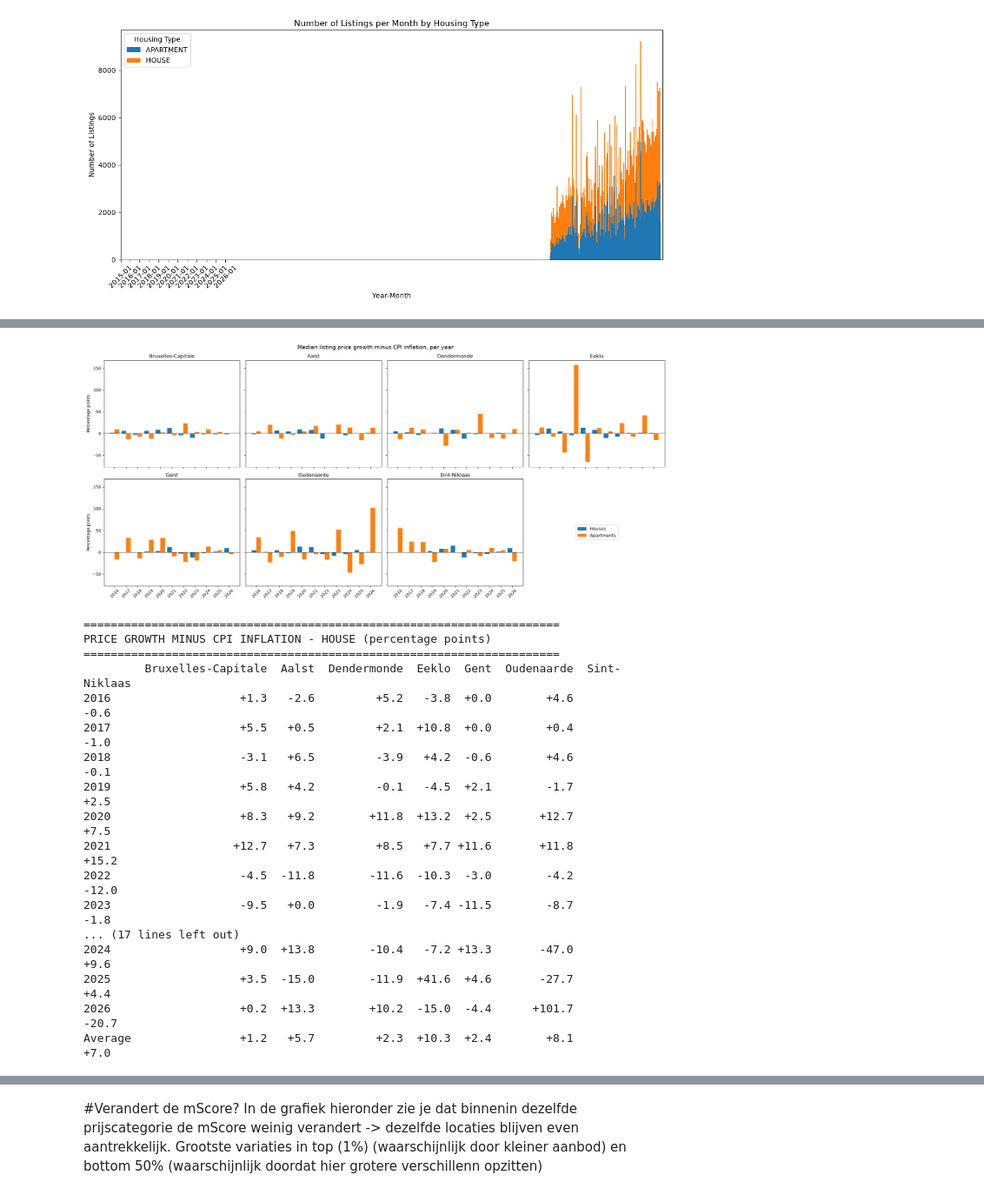
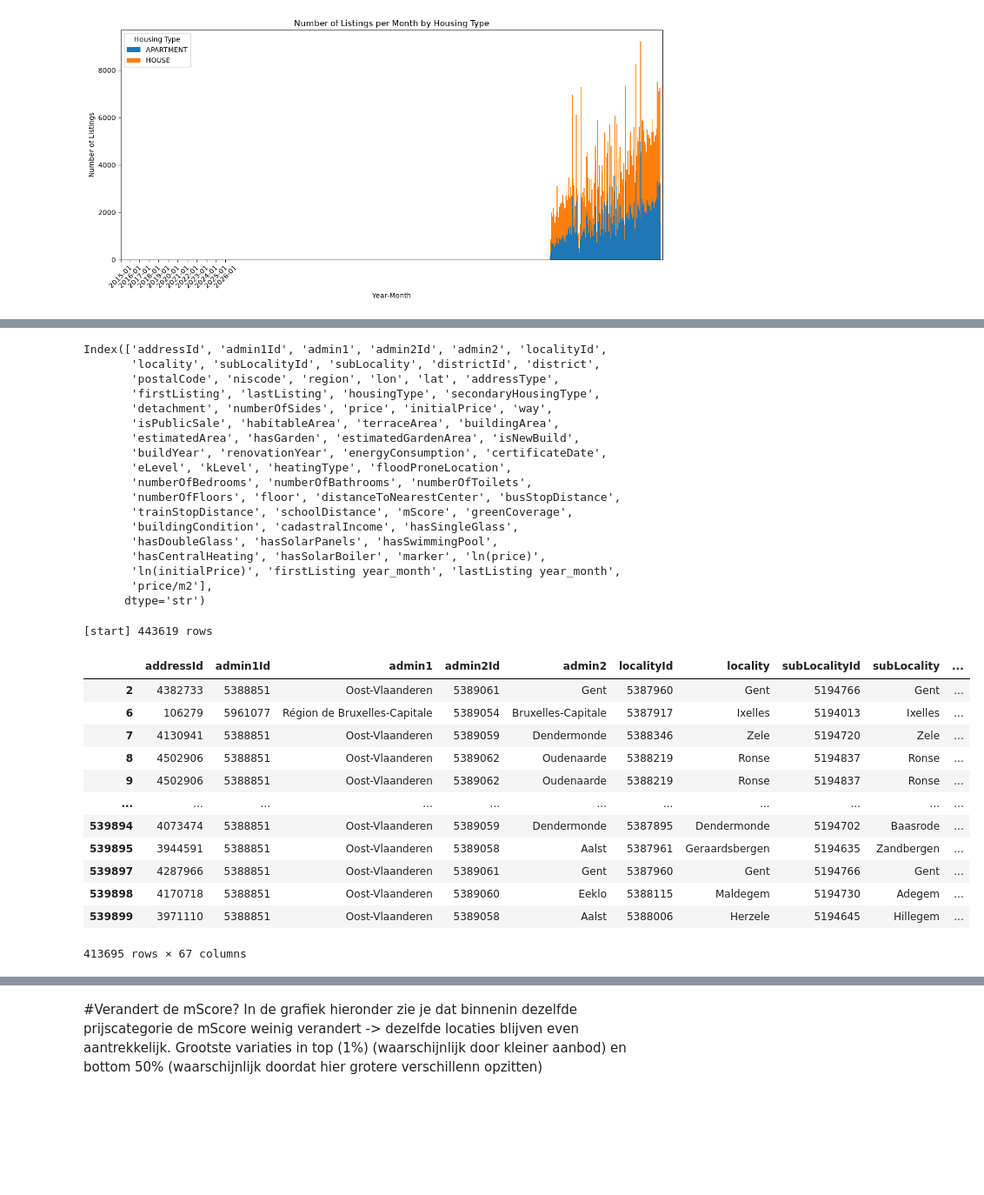
Before and after one commit to fedramoeykens/MBF_assignments, a Jupyter notebook: Assignment1_notebook.ipynb, the cells around one changed output, grey strips where cells are left out. Shown at 87% size. Cells and saved outputs as stored; diff of their text form; code cells hidden in the pictures; blank space fills up the shorter version.

```diff
--- a/Assignment1_notebook.ipynb
+++ b/Assignment1_notebook.ipynb
@@ -703,3 +663,24 @@ Average                +2.6   +0.4         +1.6   +0.3  +2.4        +0.2
+# %%
+data_prices.columns
+# %% [output]
+Index(['addressId', 'admin1Id', 'admin1', 'admin2Id', 'admin2', 'localityId',
+       'locality', 'subLocalityId', 'subLocality', 'districtId', 'district',
+       'postalCode', 'niscode', 'region', 'lon', 'lat', 'addressType',
+       'firstListing', 'lastListing', 'housingType', 'secondaryHousingType',
+       'detachment', 'numberOfSides', 'price', 'initialPrice', 'way',
+       'isPublicSale', 'habitableArea', 'terraceArea', 'buildingArea',
+       'estimatedArea', 'hasGarden', 'estimatedGardenArea', 'isNewBuild',
+       'buildYear', 'renovationYear', 'energyConsumption', 'certificateDate',
+       'eLevel', 'kLevel', 'heatingType', 'floodProneLocation',
+       'numberOfBedrooms', 'numberOfBathrooms', 'numberOfToilets',
+       'numberOfFloors', 'floor', 'distanceToNearestCenter', 'busStopDistance',
+       'trainStopDistance', 'schoolDistance', 'mScore', 'greenCoverage',
+       'buildingCondition', 'cadastralIncome', 'hasSingleGlass',
+       'hasDoubleGlass', 'hasSolarPanels', 'hasSwimmingPool',
+       'hasCentralHeating', 'hasSolarBoiler', 'marker', 'ln(price)',
+       'ln(initialPrice)', 'firstListing year_month', 'lastListing year_month',
+       'price/m2'],
+      dtype='str')
 # %%
 # ---------------------------------------------------------------------------
 # 6. Yearly gaps: house prices vs CPI, and house prices vs gross income
@@ -841,32 +822,13 @@ def print_gap_tables(gaps, title):
 # --- Run ---------------------------------------------------------------------
 # Years 2016-2025 (2015 is the base year; 2026 is left out because it is
 # incomplete). Change first_year / last_year if you want another period.
-gaps_cpi = compute_yearly_gaps(data_prices = data_realo.copy(), first_year=2015, last_year=2026)
-plot_yearly_gaps(gaps_cpi,
-                 "Median listing price growth minus CPI inflation, per year",
-                 "Percentage points")
+#gaps_cpi = compute_yearly_gaps(data_prices = data_realo.copy(), first_year=2015, last_year=2026)
+#plot_yearly_gaps(gaps_cpi,
+ #                "Median listing price growth minus CPI inflation, per year",
+  #               "Percentage points")
 
 
-print_gap_tables(gaps_cpi, "PRICE GROWTH MINUS CPI INFLATION")
+#print_gap_tables(gaps_cpi, "PRICE GROWTH MINUS CPI INFLATION")
-# %% [output]
-[figure, removed]
-======================================================================
-PRICE GROWTH MINUS CPI INFLATION - HOUSE (percentage points)
-======================================================================
-         Bruxelles-Capitale  Aalst  Dendermonde  Eeklo  Gent  Oudenaarde  Sint-Niklaas
-2016                   +1.3   -2.6         +5.2   -3.8  +0.0        +4.6          -0.6
-2017                   +5.5   +0.5         +2.1  +10.8  +0.0        +0.4          -1.0
-2018                   -3.1   +6.5         -3.9   +4.2  -0.6        +4.6          -0.1
-2019                   +5.8   +4.2         -0.1   -4.5  +2.1        -1.7          +2.5
-2020                   +8.3   +9.2        +11.8  +13.2  +2.5       +12.7          +7.5
-2021                  +12.7   +7.3         +8.5   +7.7 +11.6       +11.8         +15.2
-2022                   -4.5  -11.8        -11.6  -10.3  -3.0        -4.2         -12.0
-2023                   -9.5   +0.0         -1.9   -7.4 -11.5        -8.7          -1.8
-... (17 lines left out)
-2024                   +9.0  +13.8        -10.4   -7.2 +13.3       -47.0          +9.6
-2025                   +3.5  -15.0        -11.9  +41.6  +4.6       -27.7          +4.4
-2026                   +0.2  +13.3        +10.2  -15.0  -4.4      +101.7         -20.7
-Average                +1.2   +5.7         +2.3  +10.3  +2.4        +8.1          +7.0
 # %%
 import matplotlib.pyplot as plt
 
@@ -1203,0 +1328,21 @@ def plot_data(
+# %%
+res = summarize_buckets(data_prices, x="lastListing year_month", value="mScore",
+                        bucket_col="price/m2", where={"housingType": "HOUSE"}, decimals=3)
+# %% [output]
+[start] 443619 rows
+# %%
+data_prices[data_prices['schoolDistance']!=np.nan]
+# %% [output]
+|  | addressId | admin1Id | admin1 | admin2Id | admin2 | localityId | locality | subLocalityId | subLocality | ... |
+| 2 | 4382733 | 5388851 | Oost-Vlaanderen | 5389061 | Gent | 5387960 | Gent | 5194766 | Gent | ... |
+| 6 | 106279 | 5961077 | Région de Bruxelles-Capitale | 5389054 | Bruxelles-Capitale | 5387917 | Ixelles | 5194013 | Ixelles | ... |
+| 7 | 4130941 | 5388851 | Oost-Vlaanderen | 5389059 | Dendermonde | 5388346 | Zele | 5194720 | Zele | ... |
+| 8 | 4502906 | 5388851 | Oost-Vlaanderen | 5389062 | Oudenaarde | 5388219 | Ronse | 5194837 | Ronse | ... |
+| 9 | 4502906 | 5388851 | Oost-Vlaanderen | 5389062 | Oudenaarde | 5388219 | Ronse | 5194837 | Ronse | ... |
+| ... | ... | ... | ... | ... | ... | ... | ... | ... | ... | ... |
+| 539894 | 4073474 | 5388851 | Oost-Vlaanderen | 5389059 | Dendermonde | 5387895 | Dendermonde | 5194702 | Baasrode | ... |
+| 539895 | 3944591 | 5388851 | Oost-Vlaanderen | 5389058 | Aalst | 5387961 | Geraardsbergen | 5194635 | Zandbergen | ... |
+| 539897 | 4287966 | 5388851 | Oost-Vlaanderen | 5389061 | Gent | 5387960 | Gent | 5194766 | Gent | ... |
+| 539898 | 4170718 | 5388851 | Oost-Vlaanderen | 5389060 | Eeklo | 5388115 | Maldegem | 5194730 | Adegem | ... |
+| 539899 | 3971110 | 5388851 | Oost-Vlaanderen | 5389058 | Aalst | 5388006 | Herzele | 5194645 | Hillegem | ... |
+413695 rows × 67 columns
```
Also changed, not shown: parts of 13 cells of this notebook.
